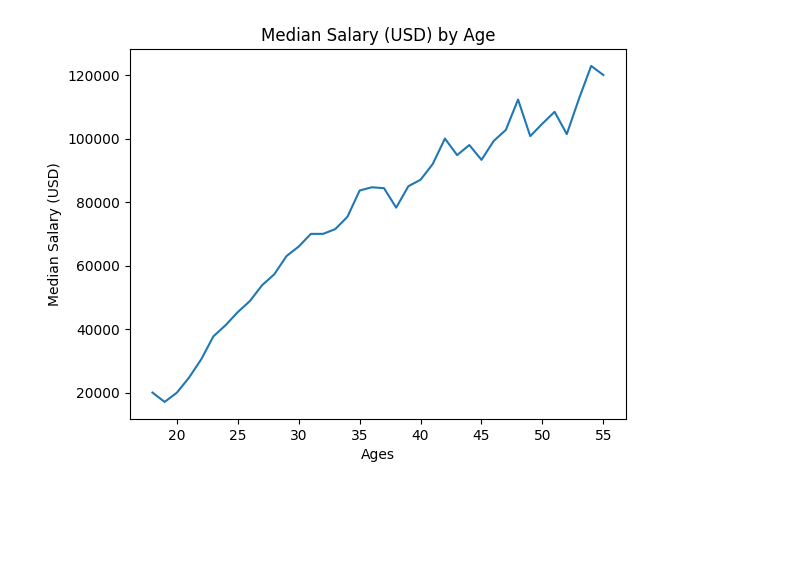
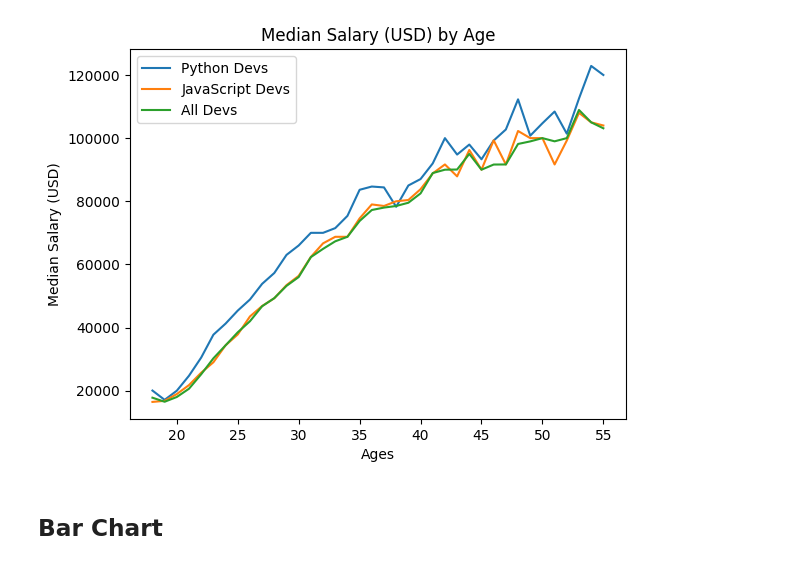
Before and after one commit to atharvakhandelwal19/my-data-science-roadmap, a Jupyter notebook: 04_matplotlib/basics.ipynb, the cells around one changed output. Drawn from its saved outputs; the diff is of its cells as text; code cells hidden in the pictures; blank space fills up the shorter version.

Commit message:
MatPlotLib Basics Completed

```diff
--- a/04_matplotlib/basics.ipynb
+++ b/04_matplotlib/basics.ipynb
@@ -13,8 +18,18 @@ js_dev_y = [16446, 16791, 18942, 21780, 25704, 29000, 34372, 37810, 43515, 46823
 # %%
-plt.plot(ages_x, py_dev_y)
+# plt.plot(ages_x, py_dev_y, color='#5a79da', linewidth = 2 ,label = 'Python Devs')
+# plt.plot(ages_x, js_dev_y, color="#c35ada", linewidth = 2 ,label = 'JavaScript Devs'))
+plt.plot(ages_x, py_dev_y, label = 'Python Devs')
+plt.plot(ages_x, js_dev_y, label = 'JavaScript Devs')
+plt.plot(ages_x, dev_y, label = 'All Devs')
 plt.title('Median Salary (USD) by Age')
 plt.xlabel('Ages')
 plt.ylabel('Median Salary (USD)')
+plt.legend()
+# plt.tight_layout()
+# plt.grid(True)
+# plt.savefig('plot.png')
 plt.show()
 # %% [output]
-[figure, old version]
+[figure, new version]
+# %% [markdown]
+## Bar Chart
```
Also changed, not shown: parts of 12 cells of this notebook.
